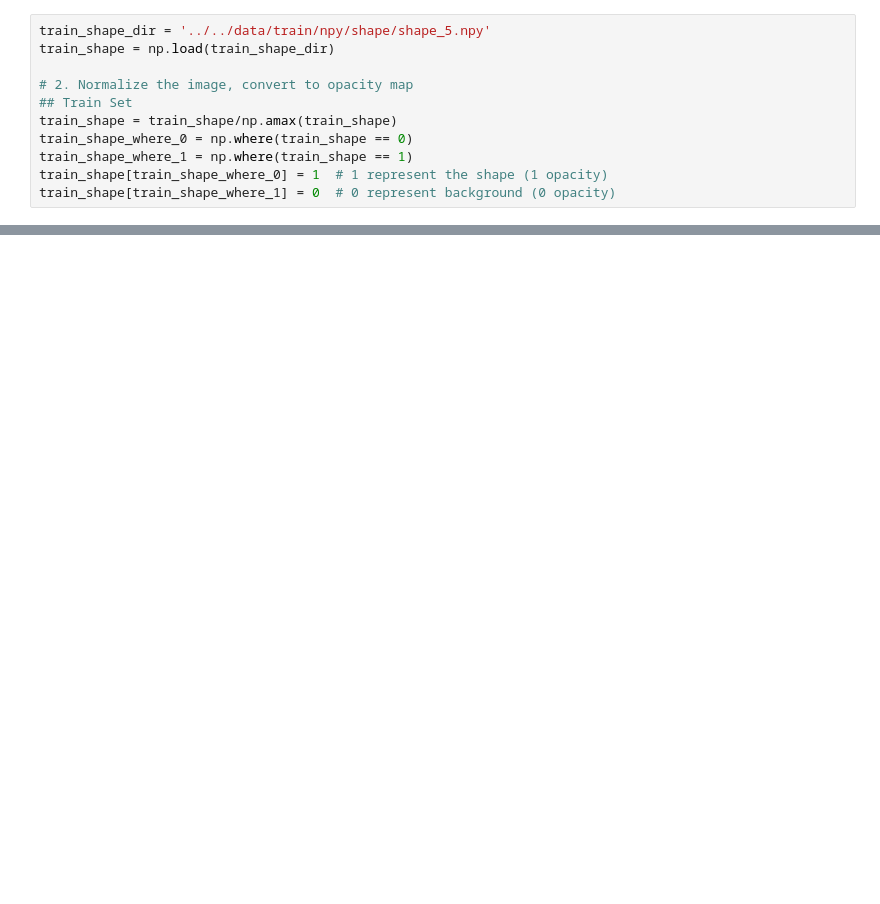
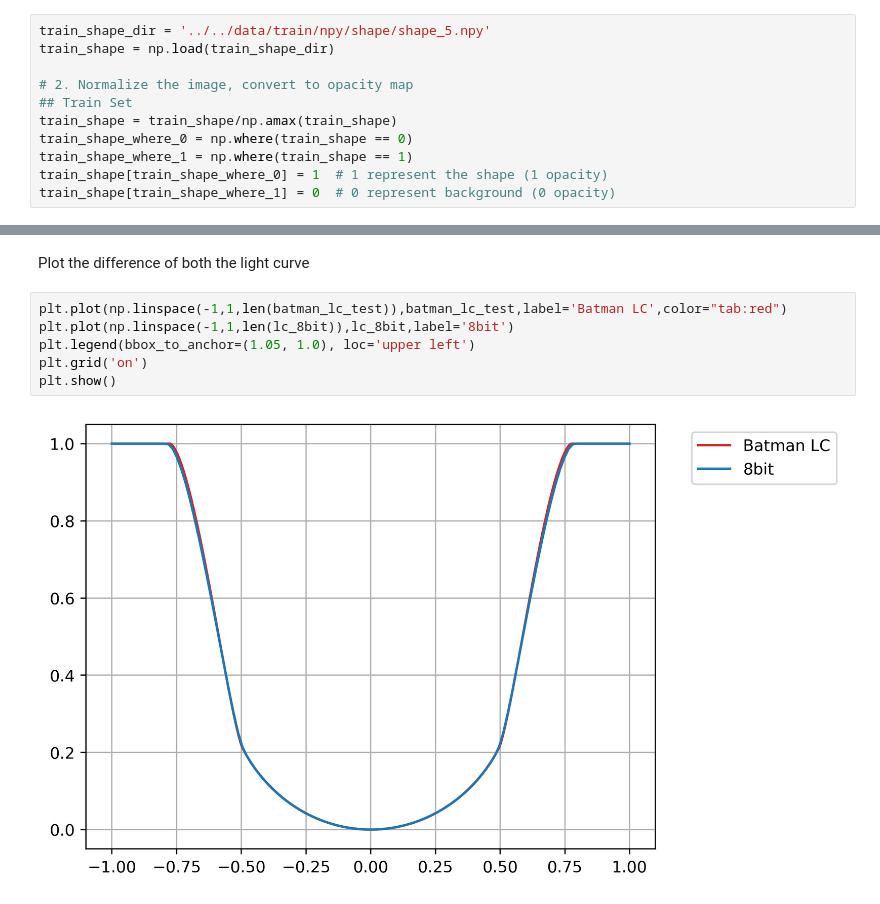
Before and after one commit to abrahammathews2000/mega, a Jupyter notebook: lightcurve_simulation/data_npy/plot_lc.ipynb, the cells around one changed output, grey strips where cells are left out. Cells and saved outputs as stored; diff of their text form; blank space fills up the shorter version.

```diff
--- a/lightcurve_simulation/data_npy/plot_lc.ipynb
+++ b/lightcurve_simulation/data_npy/plot_lc.ipynb
@@ -148,0 +241,10 @@ plt.show()
+# %% [markdown]
+Plot the difference of both the light curve
+# %%
+plt.plot(np.linspace(-1,1,len(batman_lc_test)),batman_lc_test,label='Batman LC',color="tab:red")
+plt.plot(np.linspace(-1,1,len(lc_8bit)),lc_8bit,label='8bit')
+plt.legend(bbox_to_anchor=(1.05, 1.0), loc='upper left')
+plt.grid('on')
+plt.show()
+# %% [output]
+[figure, added]
```
Also changed, not shown: parts of 19 cells of this notebook.
